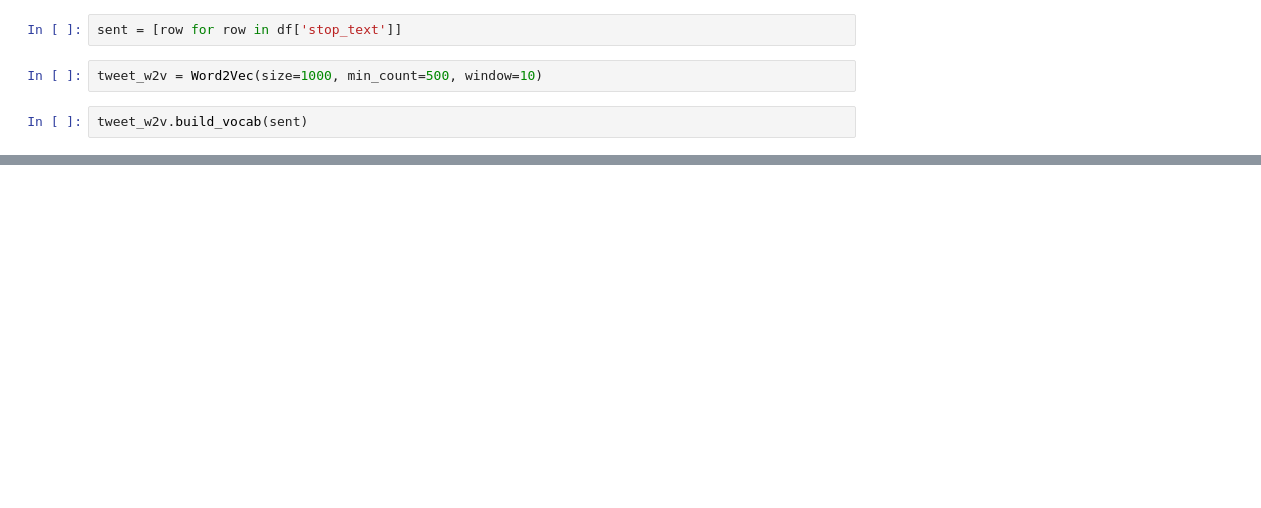
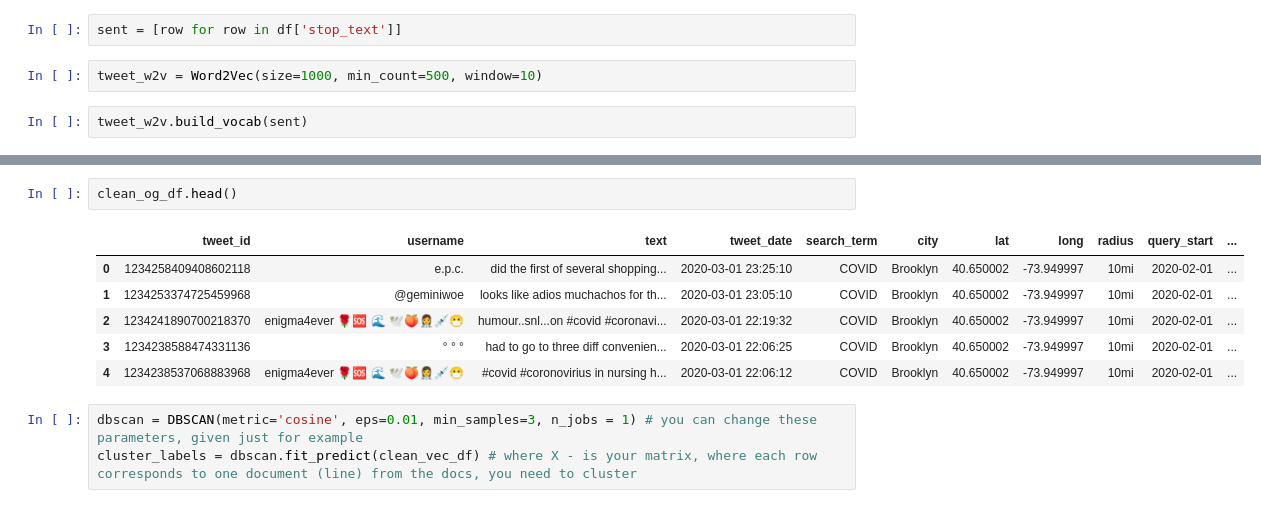
Before and after one commit to boosra/client_project-Covid, a Jupyter notebook: max/WordVectorizer.ipynb, the cells around one changed output, grey strips where cells are left out. Saved outputs shown, nothing was run; the diff lists cells and outputs as text; blank space fills up the shorter version.

```diff
--- a/max/WordVectorizer.ipynb
+++ b/max/WordVectorizer.ipynb
@@ -91,0 +156,12 @@ tweet_w2v.most_similar('covid')
+# %%
+clean_og_df.head()
+# %% [output]
+|  | tweet_id | username | text | tweet_date | search_term | city | lat | long | radius | query_start | ... |
+| 0 | 1234258409408602118 | e.p.c. | did the first of several shopping... | 2020-03-01 23:25:10 | COVID | Brooklyn | 40.650002 | -73.949997 | 10mi | 2020-02-01 | ... |
+| 1 | 1234253374725459968 | @geminiwoe | looks like adios muchachos for th... | 2020-03-01 23:05:10 | COVID | Brooklyn | 40.650002 | -73.949997 | 10mi | 2020-02-01 | ... |
+| 2 | 1234241890700218370 | enigma4ever 🌹🆘 🌊 🕊️🍑👩‍⚕️💉😷 | humour..snl...on #covid #coronavi... | 2020-03-01 22:19:32 | COVID | Brooklyn | 40.650002 | -73.949997 | 10mi | 2020-02-01 | ... |
+| 3 | 1234238588474331136 | ° ° ° | had to go to three diff convenien... | 2020-03-01 22:06:25 | COVID | Brooklyn | 40.650002 | -73.949997 | 10mi | 2020-02-01 | ... |
+| 4 | 1234238537068883968 | enigma4ever 🌹🆘 🌊 🕊️🍑👩‍⚕️💉😷 | #covid #coronovirius in nursing h... | 2020-03-01 22:06:12 | COVID | Brooklyn | 40.650002 | -73.949997 | 10mi | 2020-02-01 | ... |
+# %%
+dbscan = DBSCAN(metric='cosine', eps=0.01, min_samples=3, n_jobs = 1) # you can change these parameters, given just for example
+cluster_labels = dbscan.fit_predict(clean_vec_df) # where X - is your matrix, where each row corresponds to one document (line) from the docs, you need to cluster
```
Also changed, not shown: parts of 14 cells of this notebook.
